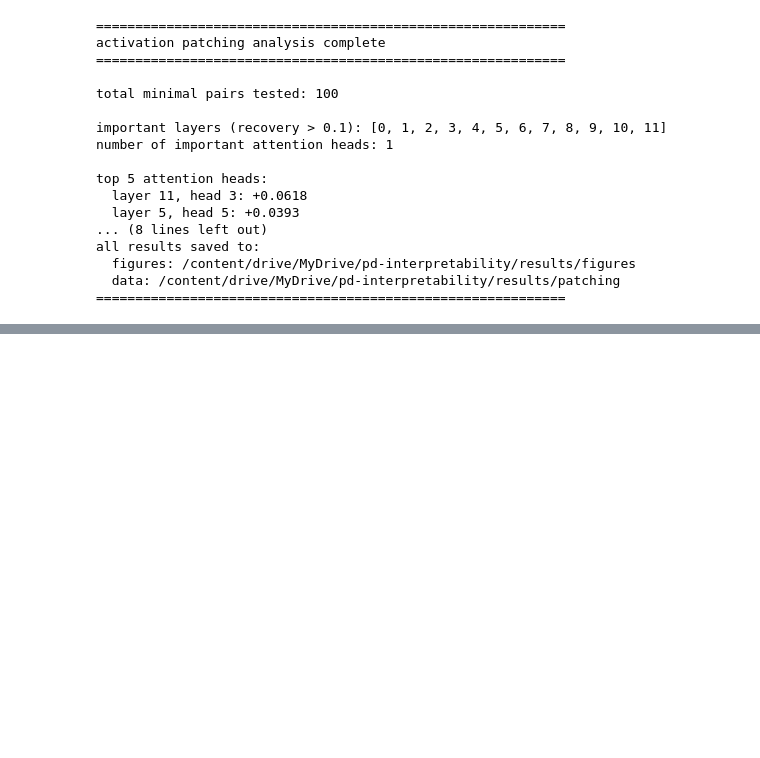
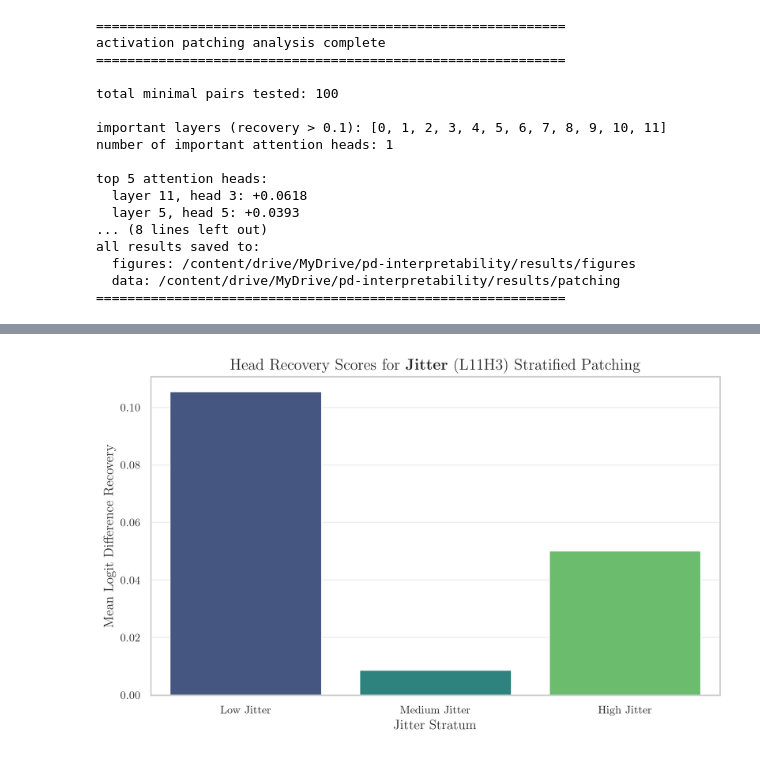
Before and after one commit to smayan-gowda/pd-interpretability, a Jupyter notebook: notebooks/gpu/05_activation_patching.ipynb, the cells around one changed output, grey strips where cells are left out. Cells and saved outputs as stored; diff of their text form; code cells hidden in the pictures; blank space fills up the shorter version.

Commit message:
complete run of interpretability notebook results

```diff
--- a/notebooks/gpu/05_activation_patching.ipynb
+++ b/notebooks/gpu/05_activation_patching.ipynb
@@ -948,0 +1022,3 @@ Sanitizing notebook files...
+# %%
+CONFIG['figures_path'] = CONFIG['output_path']
+print(f"Updated CONFIG['figures_path'] to: {CONFIG['figures_path']}")
@@ -948,0 +1027,80 @@ Sanitizing notebook files...
+# %%
+import matplotlib.pyplot as plt
+import seaborn as sns
+import pandas as pd
+import json
+
+# Re-define save_pub_fig function to ensure it's available
+from pathlib import Path
+import matplotlib.pyplot as _plt
+
+def save_pub_fig(path_without_ext, fig=None, formats=('pdf','svg','png')):
+    fig = fig if fig is not None else _plt.gcf()
+    base = Path(path_without_ext)
+    saved = []
+    for fmt in formats:
+        p = base.with_suffix('.' + fmt)
+        fig.savefig(p, dpi=300, bbox_inches='tight', format=fmt)
+        saved.append(str(p.name))
+    return saved
+
+# Ensure jitter_results is accessible. Load full_results from the saved JSON.
+results_path = CONFIG['output_path'] / 'patching_results.json'
+
+try:
+    with open(results_path, 'r') as f:
+        full_results = json.load(f)
+    print(f"Loaded full_results from {results_path}")
+except FileNotFoundError:
+    print(f"Error: {results_path} not found. Cannot load results.")
+    full_results = {}
+
+# Extract data for plotting
+strata_labels = ['Low Jitter', 'Medium Jitter', 'High Jitter']
+
+# Safely extract jitter_results from full_results
+if 'clinical_stratified' in full_results and 'jitter_local' in full_results['clinical_stratified']:
+    jitter_results = full_results['clinical_stratified']['jitter_local']
+else:
+    print("Warning: 'jitter_local' clinical stratified results not found in full_results. Plotting zeros.")
+    jitter_results = {}
+
+# Safely extract scores, assuming 'L11H3' is the head of interest based on previous output
+head_to_plot = 'L11H3'
+
+# Extract only the 'mean_recovery' value from the dictionaries
+low_recovery = jitter_results.get('low', {}).get('head_effects', {}).get(head_to_plot, {'mean_recovery': 0.0})['mean_recovery']
+medium_recovery = jitter_results.get('medium', {}).get('head_effects', {}).get(head_to_plot, {'mean_recovery': 0.0})['mean_recovery']
+high_recovery = jitter_results.get('high', {}).get('head_effects', {}).get(head_to_plot, {'mean_recovery': 0.0})['mean_recovery']
+
+recovery_scores = [
+    low_recovery,
+    medium_recovery,
+    high_recovery
+]
+
+df_plot = pd.DataFrame({
+    'Jitter Stratum': strata_labels,
+    'Mean Recovery Score': recovery_scores
+})
+
+# Generate the bar chart
+fig, ax = plt.subplots(figsize=(8, 5))
+
+sns.barplot(x='Jitter Stratum', y='Mean Recovery Score', data=df_plot, ax=ax, palette='viridis')
+
+ax.set_title(r'Head Recovery Scores for Jitter (L11H3) Stratified Patching', fontsize=14)
+ax.set_xlabel('Jitter Stratum', fontsize=12)
+ax.set_ylabel('Mean Logit Difference Recovery', fontsize=12)
+ax.tick_params(axis='x', labelsize=10)
+ax.tick_params(axis='y', labelsize=10)
+ax.grid(True, alpha=0.3, axis='y')
+
+plt.tight_layout()
+
+# Save the figure to the updated CONFIG['figures_path']
+save_pub_fig(CONFIG['figures_path'] / 'fig_p5_05_clinical_stratified_patching', fig=fig)
+plt.show()
+
+print(f"Generated and saved: fig_p5_05_clinical_stratified_patching in {CONFIG['figures_path']}")
+# %% [output]
@@ -948,0 +1111 @@ Sanitizing notebook files...
+[figure, added]
```
Also changed, not shown: parts of 8 cells of this notebook, 30 other files.
